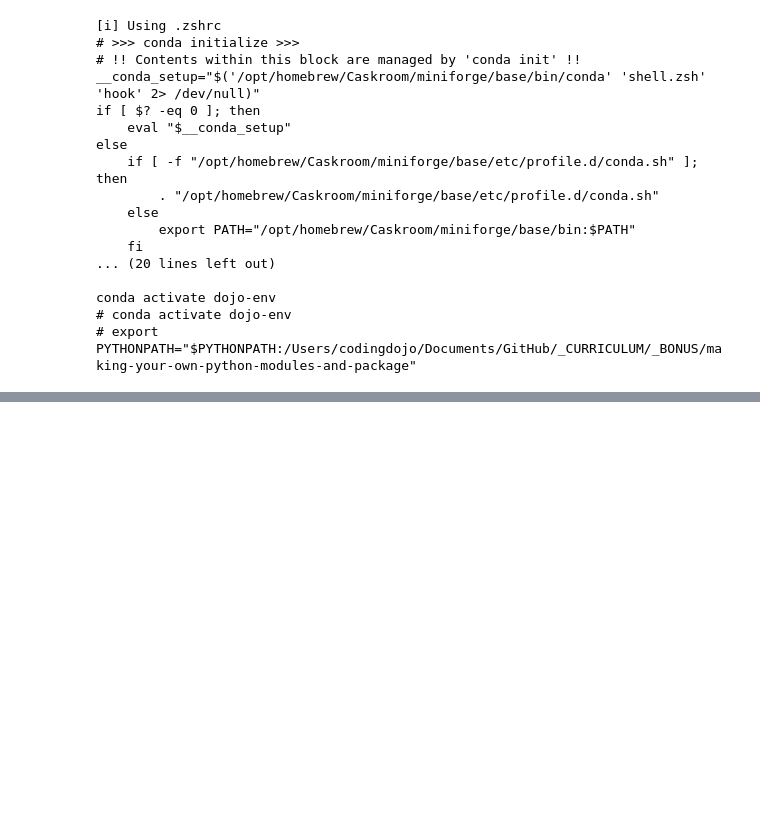
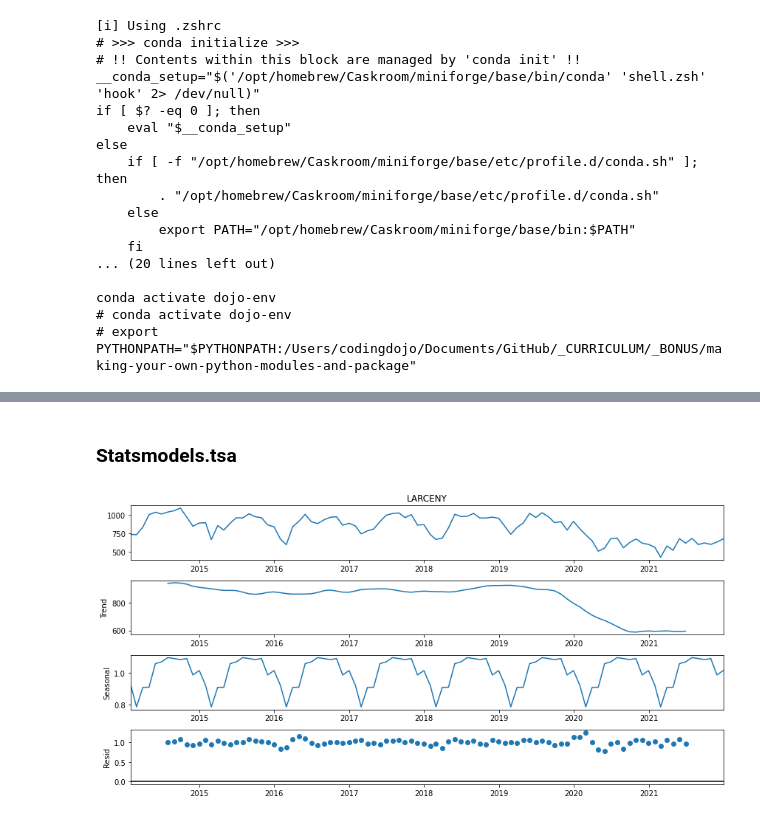
Before and after one commit to coding-dojo-data-science/dojo-env-setup, a Jupyter notebook: EnvironmentTester-py38.ipynb, the cells around one changed output, grey strips where cells are left out. Drawn from its saved outputs; the diff is of its cells as text; code cells hidden in the pictures; blank space fills up the shorter version.

```diff
--- a/EnvironmentTester-py38.ipynb
+++ b/EnvironmentTester-py38.ipynb
@@ -479,0 +541,11 @@ import sktime
+# %% [markdown]
+### Statsmodels.tsa
+# %%
+import statsmodels.tsa.api as tsa
+## import seasonal_decompose
+decomp_mul = tsa.seasonal_decompose(ts,model='mul')#,model='mul')
+
+mpl.rcParams['figure.figsize']=(12,6)
+decomp_mul.plot();
+# %% [output]
+[figure, added]
```
Also changed, not shown: parts of 68 cells of this notebook, 2 other files.
